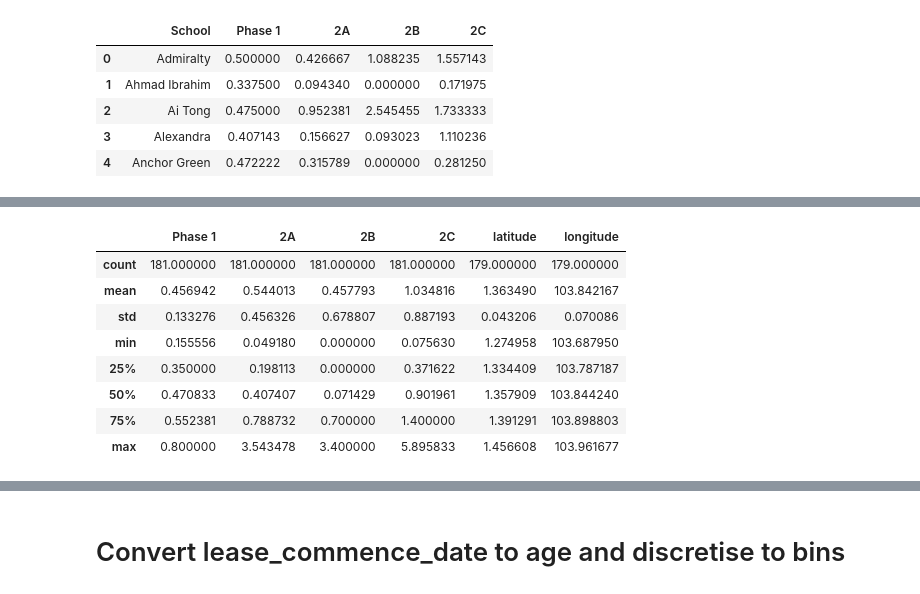
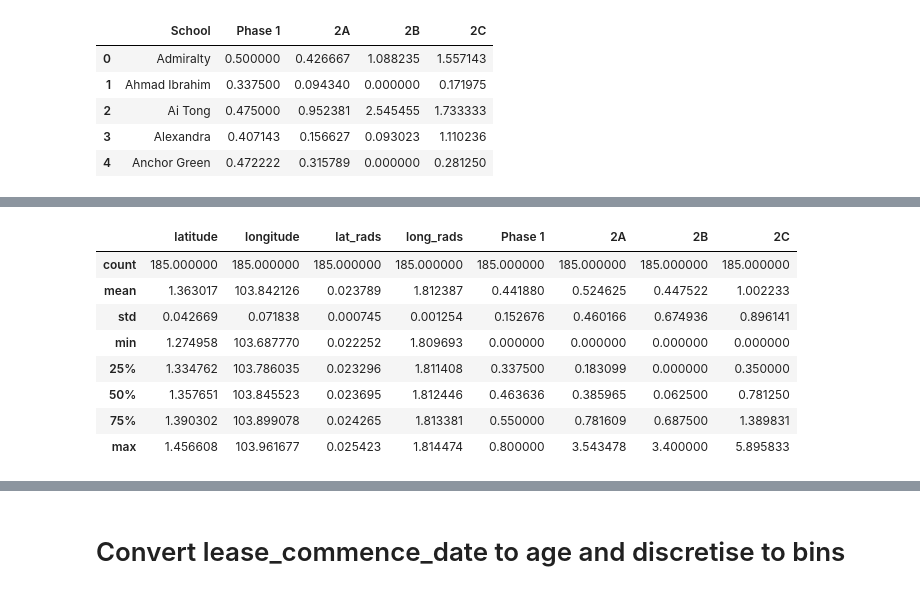
Before and after one commit to luchungi/CS5228, a Jupyter notebook: Feature_Engineering.ipynb, the cells around one changed output, grey strips where cells are left out. Saved outputs shown, nothing was run; the diff lists cells and outputs as text; code cells hidden in the pictures.

```diff
--- a/Feature_Engineering.ipynb
+++ b/Feature_Engineering.ipynb
@@ -25,5 +31,10 @@ Number of rows: 59727
 # %%
 school_df = pd.read_csv('./data/auxiliary-data/sg-primary-schools-processed.csv')
 school_df.rename(columns={'name': 'School'}, inplace=True)
+
+# convert latitudes and longitudes to radians
+school_df['lat_rads'] = np.radians(school_df['latitude'])
+school_df['long_rads'] = np.radians(school_df['longitude'])
+
 school_df.head()
 # %% [output]
@@ -44,6 +55,6 @@ ballot_df.head()
 | 3 | Alexandra | 0.407143 | 0.156627 | 0.093023 | 1.110236 |
 | 4 | Anchor Green | 0.472222 | 0.315789 | 0.000000 | 0.281250 |
 # %%
-ballot_df = ballot_df.merge(school_df, on='School', how='left')
-ballot_df.head()
+school_df = school_df.merge(ballot_df, on='School', how='left')
+school_df.head()
 # %% [output]
@@ -55,0 +67,3 @@ ballot_df.head()
+# %%
+school_df[school_df.isna().any(axis=1)] = school_df[school_df.isna().any(axis=1)].fillna(0)
+school_df.isna().sum()
@@ -56,13 +81,13 @@ ballot_df.head()
 # %%
-ballot_df.describe()
+school_df.describe()
 # %% [output]
-|  | Phase 1 | 2A | 2B | 2C | latitude | longitude |
-| count | 181.000000 | 181.000000 | 181.000000 | 181.000000 | 179.000000 | 179.000000 |
-| mean | 0.456942 | 0.544013 | 0.457793 | 1.034816 | 1.363490 | 103.842167 |
-| std | 0.133276 | 0.456326 | 0.678807 | 0.887193 | 0.043206 | 0.070086 |
-| min | 0.155556 | 0.049180 | 0.000000 | 0.075630 | 1.274958 | 103.687950 |
-| 25% | 0.350000 | 0.198113 | 0.000000 | 0.371622 | 1.334409 | 103.787187 |
-| 50% | 0.470833 | 0.407407 | 0.071429 | 0.901961 | 1.357909 | 103.844240 |
-| 75% | 0.552381 | 0.788732 | 0.700000 | 1.400000 | 1.391291 | 103.898803 |
-| max | 0.800000 | 3.543478 | 3.400000 | 5.895833 | 1.456608 | 103.961677 |
+|  | latitude | longitude | lat_rads | long_rads | Phase 1 | 2A | 2B | 2C |
+| count | 185.000000 | 185.000000 | 185.000000 | 185.000000 | 185.000000 | 185.000000 | 185.000000 | 185.000000 |
+| mean | 1.363017 | 103.842126 | 0.023789 | 1.812387 | 0.441880 | 0.524625 | 0.447522 | 1.002233 |
+| std | 0.042669 | 0.071838 | 0.000745 | 0.001254 | 0.152676 | 0.460166 | 0.674936 | 0.896141 |
+| min | 1.274958 | 103.687770 | 0.022252 | 1.809693 | 0.000000 | 0.000000 | 0.000000 | 0.000000 |
+| 25% | 1.334762 | 103.786035 | 0.023296 | 1.811408 | 0.337500 | 0.183099 | 0.000000 | 0.350000 |
+| 50% | 1.357651 | 103.845523 | 0.023695 | 1.812446 | 0.463636 | 0.385965 | 0.062500 | 0.781250 |
+| 75% | 1.390302 | 103.899078 | 0.024265 | 1.813381 | 0.550000 | 0.781609 | 0.687500 | 1.389831 |
+| max | 1.456608 | 103.961677 | 0.025423 | 1.814474 | 0.800000 | 3.543478 | 3.400000 | 5.895833 |
 # %%
```
Also changed, not shown: parts of 21 cells of this notebook.
